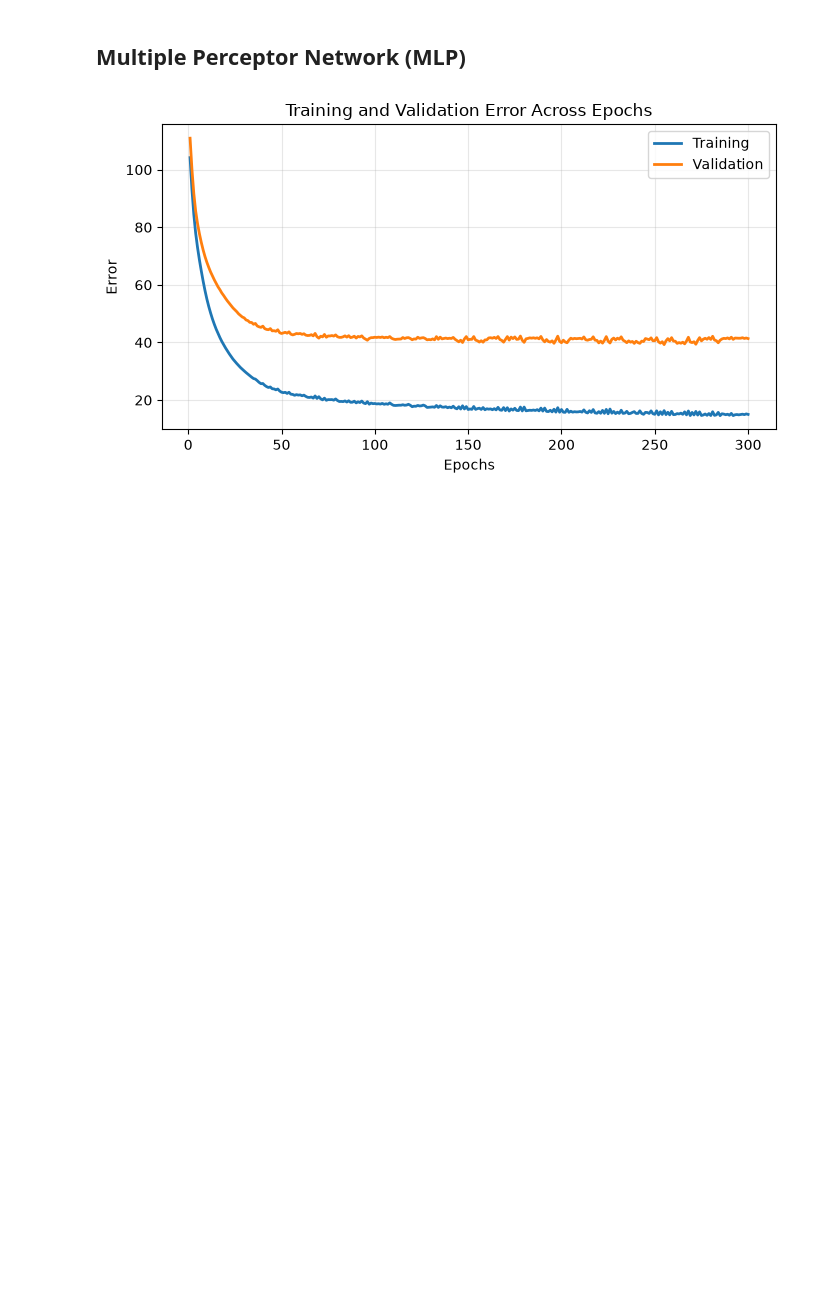
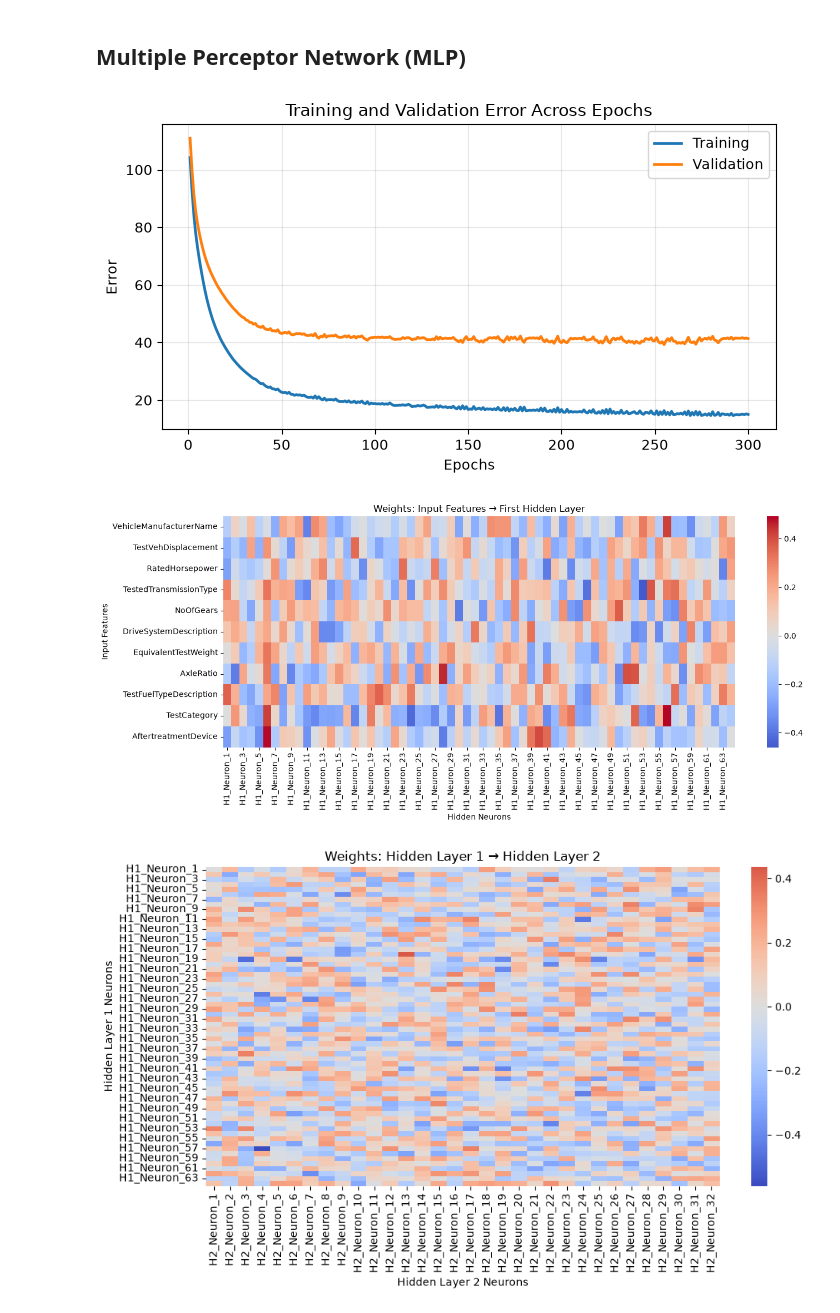
Before and after one commit to mirandaurban/tc3009c, a Jupyter notebook: Machine Learning/Actividades-Clase/Clase-14-sep/notebook.ipynb, the cells around one changed output. Drawn from its saved outputs; the diff is of its cells as text; code cells hidden in the pictures; blank space fills up the shorter version.

```diff
--- a/Machine Learning/Actividades-Clase/Clase-14-sep/notebook.ipynb
+++ b/Machine Learning/Actividades-Clase/Clase-14-sep/notebook.ipynb
@@ -216,3 +216,49 @@ plt.tight_layout()
 plt.show()
 # %% [output]
 [figure]
+# %%
+import seaborn as sns
+import matplotlib.pyplot as plt
+import pandas as pd
+input_features = feature_cols
+weights_input_hidden = pd.DataFrame(
+    mlp.coefs_[0],
+    index=input_features,
+    columns=[f"H1_Neuron_{i+1}" for i in range(mlp.coefs_[0].shape[1])]
+)
+plt.figure(figsize=(14, 6))
+sns.heatmap(weights_input_hidden, cmap="coolwarm", center=0)
+plt.title("Weights: Input Features → First Hidden Layer")
+plt.xlabel("Hidden Neurons")
+plt.ylabel("Input Features")
+plt.tight_layout()
+plt.show()
+for layer_idx in range(1, len(mlp.coefs_) - 1):
+    weights_hidden_hidden = pd.DataFrame(
+        mlp.coefs_[layer_idx],
+        index=[f"H{layer_idx}_Neuron_{i+1}" for i in range(mlp.coefs_[layer_idx].shape[0])],
+        columns=[f"H{layer_idx+1}_Neuron_{i+1}" for i in range(mlp.coefs_[layer_idx].shape[1])]
+    )
+    plt.figure(figsize=(10, 6))
+    sns.heatmap(weights_hidden_hidden, cmap="coolwarm", center=0)
+    plt.title(f"Weights: Hidden Layer {layer_idx} → Hidden Layer {layer_idx+1}")
+    plt.xlabel(f"Hidden Layer {layer_idx+1} Neurons")
+    plt.ylabel(f"Hidden Layer {layer_idx} Neurons")
+    plt.tight_layout()
+    plt.show()
+weights_hidden_output = pd.DataFrame(
+    mlp.coefs_[-1],
+    index=[f"H{len(mlp.coefs_) - 1}_Neuron_{i+1}" for i in range(mlp.coefs_[-1].shape[0])],
+    columns=["CO2Emissions"]
+)
+
+plt.figure(figsize=(6, 8))
+sns.heatmap(weights_hidden_output, cmap="coolwarm", center=0)
+plt.title("Weights: Final Hidden Layer → Output")
+plt.xlabel("Output Variable")
+plt.ylabel("Hidden Neurons")
+plt.tight_layout()
+plt.show()
+# %% [output]
+[figure, added]
+[figure, added]
```
Also changed, not shown: parts of 4 cells of this notebook.
